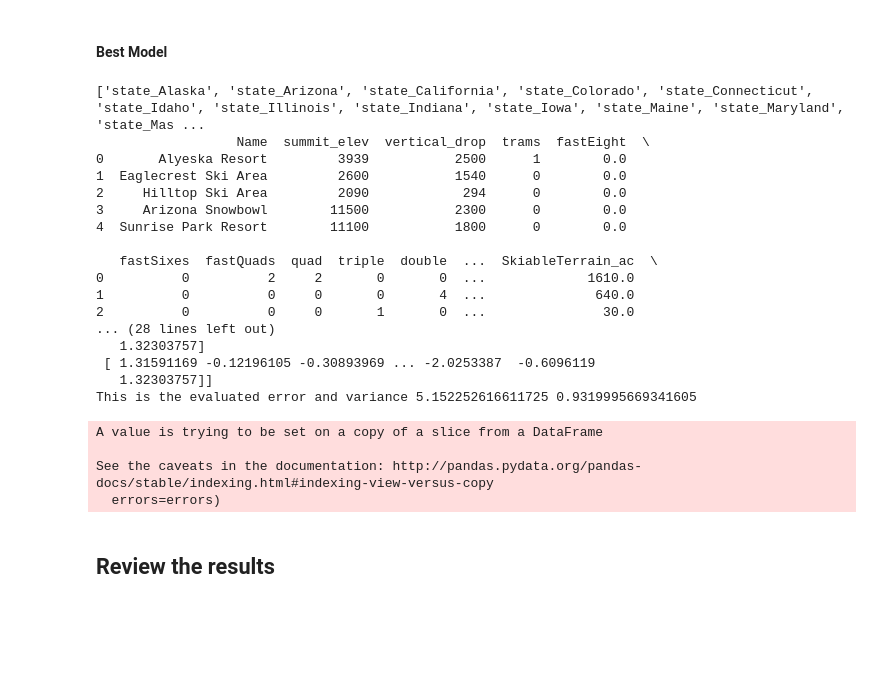
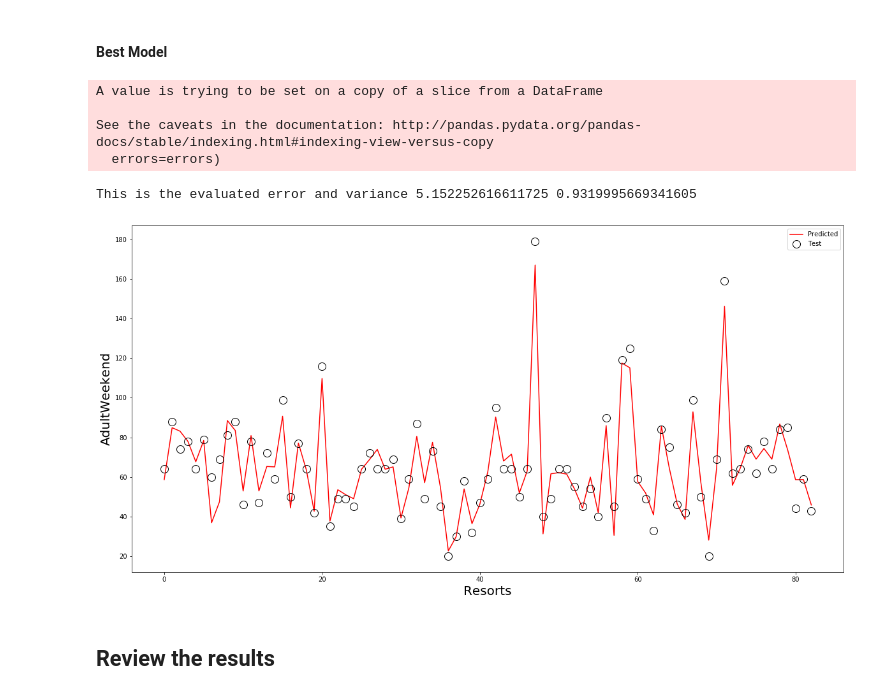
Before and after one commit to abhinavgairola/Guided_2, a Jupyter notebook: GuidedCapstoneStep6HL.ipynb, the cells around one changed output. Drawn from its saved outputs; the diff is of its cells as text; code cells hidden in the pictures; blank space fills up the shorter version.

```diff
--- a/GuidedCapstoneStep6HL.ipynb
+++ b/GuidedCapstoneStep6HL.ipynb
@@ -52,56 +52,51 @@ dfo=df.select_dtypes(include=['object']) # select object type columns
 dfo.drop('Name',axis=1,inplace=True)
 dfo.head(5)
 # create dummy variables for state i.e. convert the categorical values to indicator values using get_dummies method
 # of pandas
 df = pd.concat([df.drop('state', axis=1), pd.get_dummies(dfo)], axis=1)
 df.head(5)
-print(list(df.filter(regex = 'state_')))
+#print(list(df.filter(regex = 'state_')))
 # drop the state variable
 df_state = df.drop(list(df.filter(regex = 'state_')), axis = 1)#select columns using regular expression
-print(df_state.head(5))
+#print(df_state.head(5))
 # We are going to make AdultWeekend as a response variable
 X = df_state.drop(['Name','AdultWeekend'], axis=1)
 y = df_state['AdultWeekend']
 indicator_names = X.columns
 # Scale the variables
 scaler = preprocessing.StandardScaler().fit(X)
 X_scaled=scaler.transform(X)
-print(np.shape(X_scaled),X_scaled)
+#print(np.shape(X_scaled),X_scaled)
 # Flatten the array
+
 y = y.ravel()
 # split in train and test using train_test_split method of sklearn
 X_train, X_test, y_train, y_test = train_test_split(X_scaled, y, test_size=0.25, random_state=1)
 # Fit a multiple linear model
 lm = linear_model.LinearRegression()
 model = lm.fit(X_train,y_train)
 ##Predict on testing data
 y_pred = model.predict(X_test)
 ### error and variance --model performance
 eval_error = mean_absolute_error(y_test,y_pred)
 eval_var = explained_variance_score(y_test,y_pred)
 print("This is the evaluated error and variance",eval_error,eval_var)
+plt.figure(figsize=(20,10))
+plt.plot(model.predict(X_test),color='red',label='Predicted')
+plt.plot(y_test,'o',color='black',MarkerSize=12,fillstyle='none',label='Test')
+plt.legend(loc='best')
+plt.xlabel('Resorts',fontsize=20)
+plt.ylabel('AdultWeekend',fontsize=20)
+#plt.xticks(list(df_state['Name']))
+plt.show()
+#df_state[df_state['Name'].str.contains('Big Mountain')]
 # %% [output]
-['state_Alaska', 'state_Arizona', 'state_California', 'state_Colorado', 'state_Connecticut', 'state_Idaho', 'state_Illinois', 'state_Indiana', 'state_Iowa', 'state_Maine', 'state_Maryland', 'state_Mas ...
-                  Name  summit_elev  vertical_drop  trams  fastEight  \
-0       Alyeska Resort         3939           2500      1        0.0
-1  Eaglecrest Ski Area         2600           1540      0        0.0
-2     Hilltop Ski Area         2090            294      0        0.0
-3     Arizona Snowbowl        11500           2300      0        0.0
-4  Sunrise Park Resort        11100           1800      0        0.0
+A value is trying to be set on a copy of a slice from a DataFrame
 
-   fastSixes  fastQuads  quad  triple  double  ...  SkiableTerrain_ac  \
-0          0          2     2       0       0  ...             1610.0
-1          0          0     0       0       4  ...              640.0
-2          0          0     0       1       0  ...               30.0
-... (28 lines left out)
-   1.32303757]
- [ 1.31591169 -0.12196105 -0.30893969 ... -2.0253387  -0.6096119
-   1.32303757]]
-This is the evaluated error and variance 5.152252616611725 0.9319995669341605
+See the caveats in the documentation: http://pandas.pydata.org/pandas-docs/stable/indexing.html#indexing-view-versus-copy
+  errors=errors)
-A value is trying to be set on a copy of a slice from a DataFrame
-
-See the caveats in the documentation: http://pandas.pydata.org/pandas-docs/stable/indexing.html#indexing-view-versus-copy
-  errors=errors)
+This is the evaluated error and variance 5.152252616611725 0.9319995669341605
+[figure, added]
 # %% [markdown]
 ## Review the results
 # %% [markdown]
```
Also changed, not shown: parts of 3 cells of this notebook.
